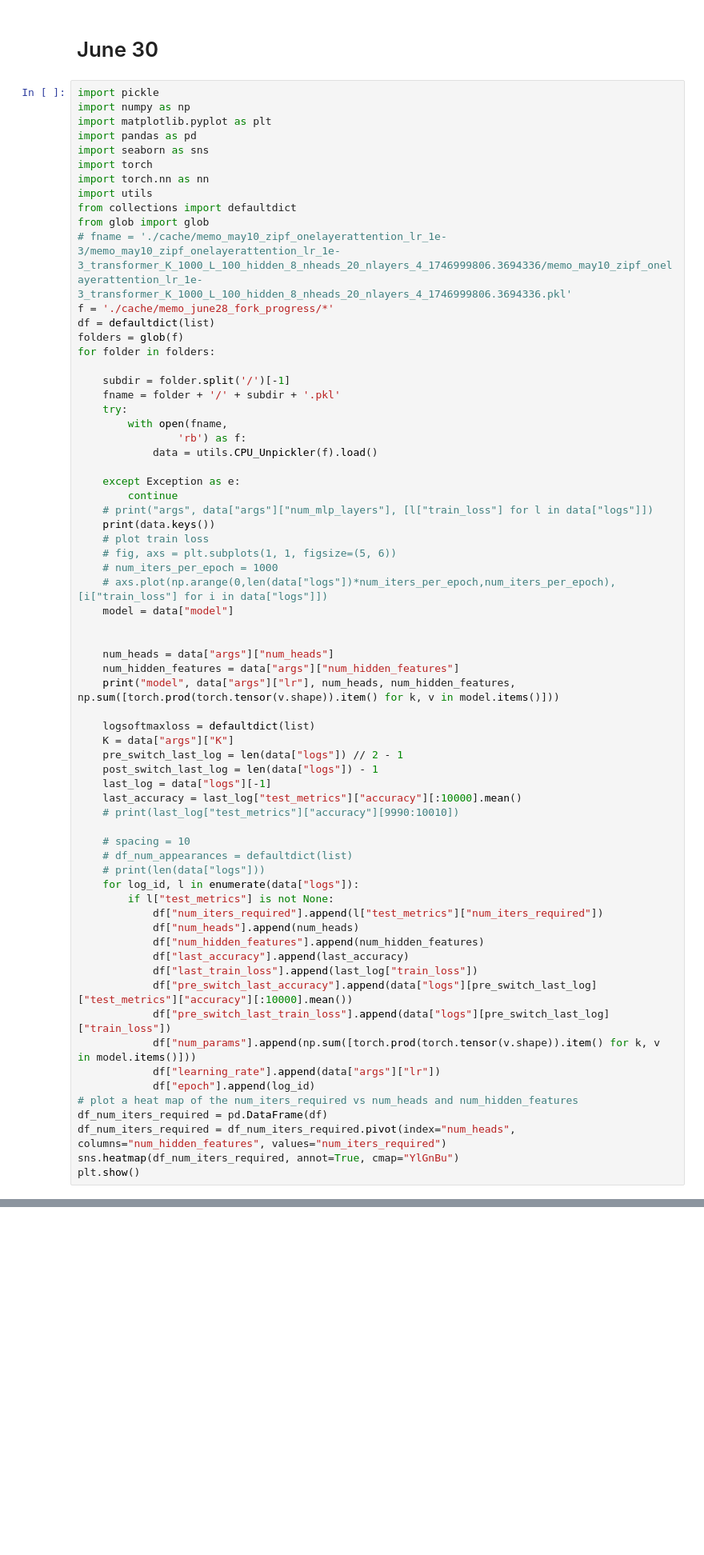
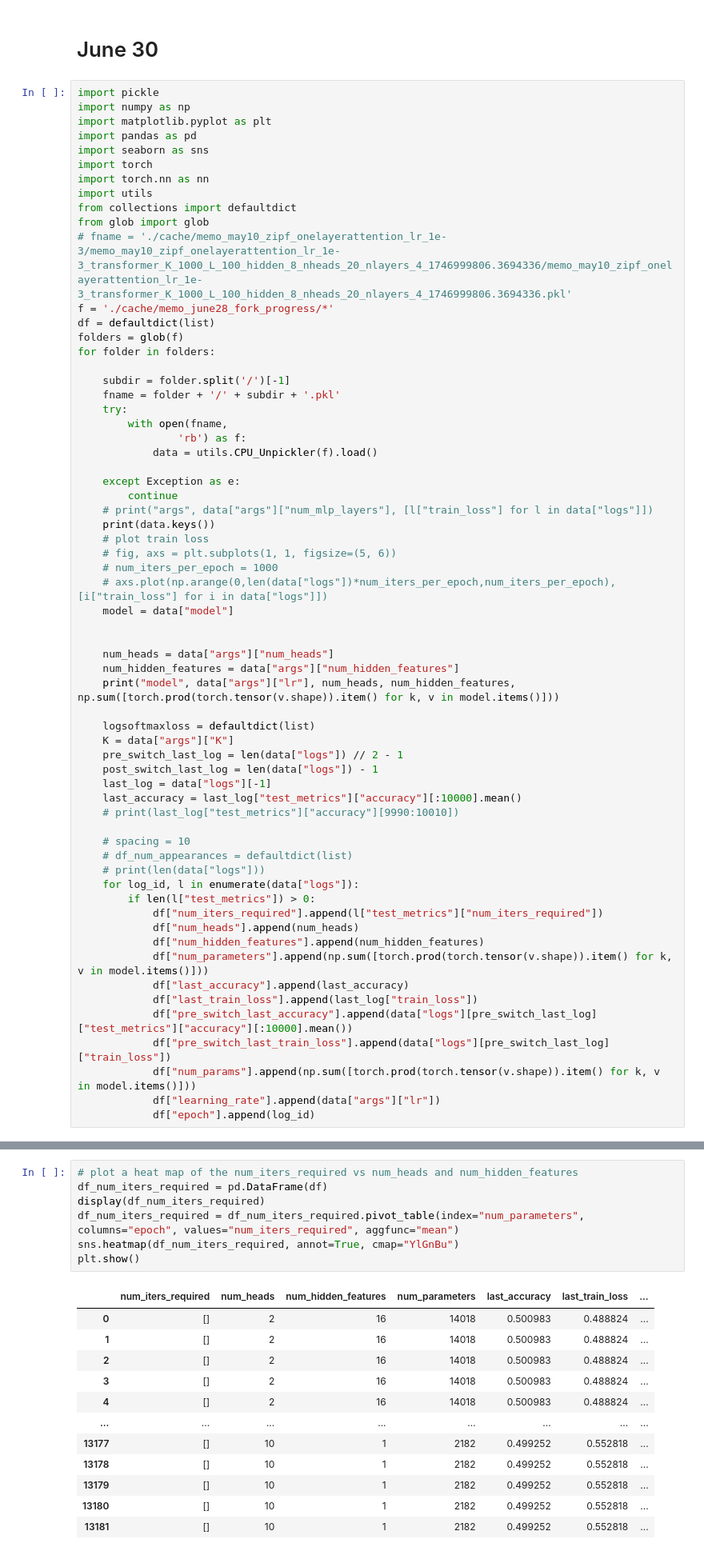
Before and after one commit to anhhuyalex/renormalization, a Jupyter notebook: icl_memorization/analysis3.ipynb, the cells around one changed output, grey strips where cells are left out. Shown at 80% size. Saved outputs shown, nothing was run; the diff lists cells and outputs as text; blank space fills up the shorter version.

```diff
--- a/icl_memorization/analysis3.ipynb
+++ b/icl_memorization/analysis3.ipynb
@@ -723,10 +723,11 @@ for folder in folders:
     # df_num_appearances = defaultdict(list)
     # print(len(data["logs"]))
     for log_id, l in enumerate(data["logs"]):
-        if l["test_metrics"] is not None:
+        if len(l["test_metrics"]) > 0:
             df["num_iters_required"].append(l["test_metrics"]["num_iters_required"])
             df["num_heads"].append(num_heads)
             df["num_hidden_features"].append(num_hidden_features)
+            df["num_parameters"].append(np.sum([torch.prod(torch.tensor(v.shape)).item() for k, v in model.items()]))
             df["last_accuracy"].append(last_accuracy)
             df["last_train_loss"].append(last_log["train_loss"])
             df["pre_switch_last_accuracy"].append(data["logs"][pre_switch_last_log]["test_metrics"]["accuracy"][:10000].mean())
@@ -734,11 +735,6 @@ for folder in folders:
             df["num_params"].append(np.sum([torch.prod(torch.tensor(v.shape)).item() for k, v in model.items()]))
             df["learning_rate"].append(data["args"]["lr"])
             df["epoch"].append(log_id)
-# plot a heat map of the num_iters_required vs num_heads and num_hidden_features
-df_num_iters_required = pd.DataFrame(df)
-df_num_iters_required = df_num_iters_required.pivot(index="num_heads", columns="num_hidden_features", values="num_iters_required")
-sns.heatmap(df_num_iters_required, annot=True, cmap="YlGnBu")
-plt.show()
 # %% [output]
 dict_keys(['args', 'logs', 'model'])
 model 0.001 2 16 14018
@@ -760,0 +756,20 @@ KeyboardInterrupt:
+# %%
+# plot a heat map of the num_iters_required vs num_heads and num_hidden_features
+df_num_iters_required = pd.DataFrame(df)
+display(df_num_iters_required)
+df_num_iters_required = df_num_iters_required.pivot_table(index="num_parameters", columns="epoch", values="num_iters_required", aggfunc="mean")
+sns.heatmap(df_num_iters_required, annot=True, cmap="YlGnBu")
+plt.show()
+# %% [output]
+|  | num_iters_required | num_heads | num_hidden_features | num_parameters | last_accuracy | last_train_loss | ... |
+| 0 | [] | 2 | 16 | 14018 | 0.500983 | 0.488824 | ... |
+| 1 | [] | 2 | 16 | 14018 | 0.500983 | 0.488824 | ... |
+| 2 | [] | 2 | 16 | 14018 | 0.500983 | 0.488824 | ... |
+| 3 | [] | 2 | 16 | 14018 | 0.500983 | 0.488824 | ... |
+| 4 | [] | 2 | 16 | 14018 | 0.500983 | 0.488824 | ... |
+| ... | ... | ... | ... | ... | ... | ... | ... |
+| 13177 | [] | 10 | 1 | 2182 | 0.499252 | 0.552818 | ... |
+| 13178 | [] | 10 | 1 | 2182 | 0.499252 | 0.552818 | ... |
+| 13179 | [] | 10 | 1 | 2182 | 0.499252 | 0.552818 | ... |
+| 13180 | [] | 10 | 1 | 2182 | 0.499252 | 0.552818 | ... |
+| 13181 | [] | 10 | 1 | 2182 | 0.499252 | 0.552818 | ... |
```
Also changed, not shown: parts of 2 cells of this notebook.
